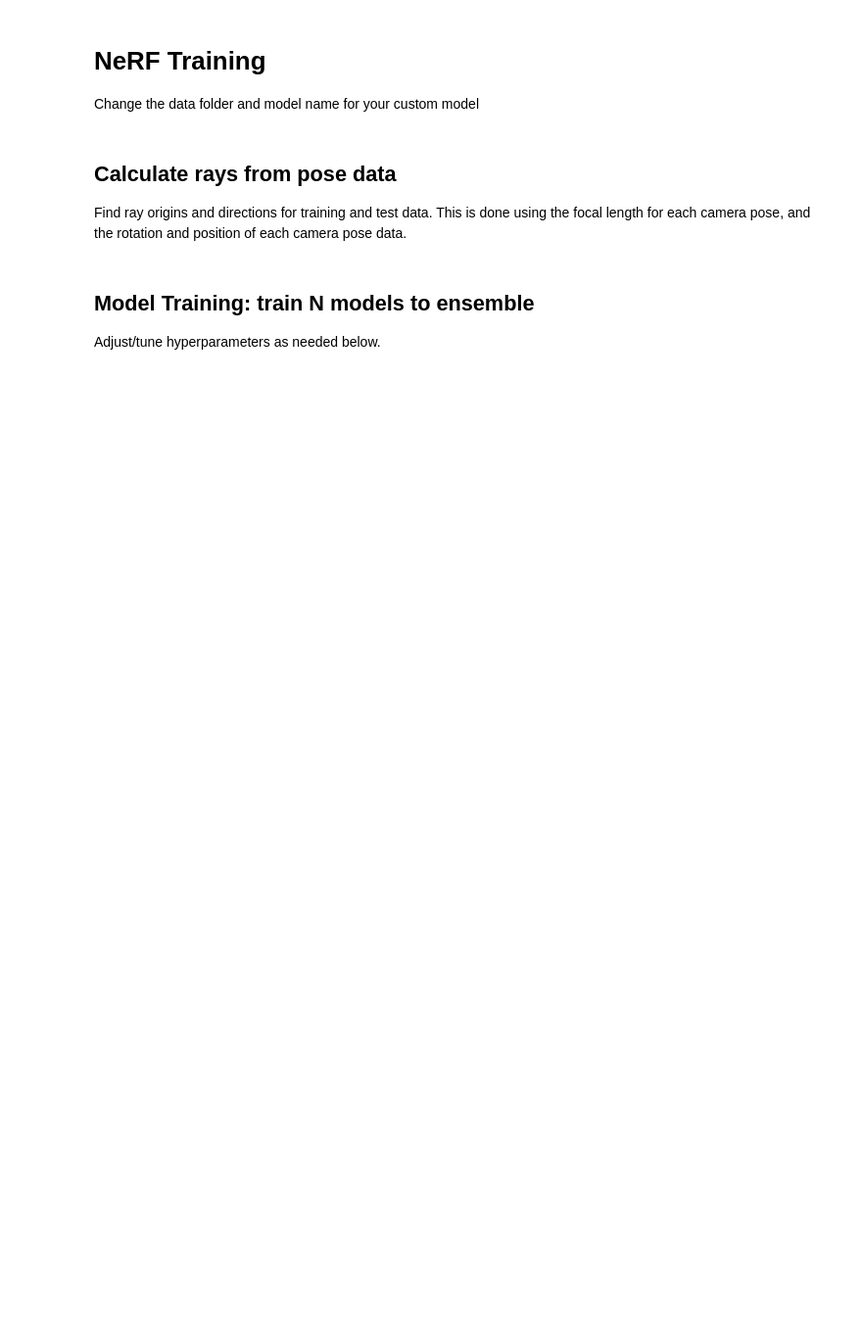
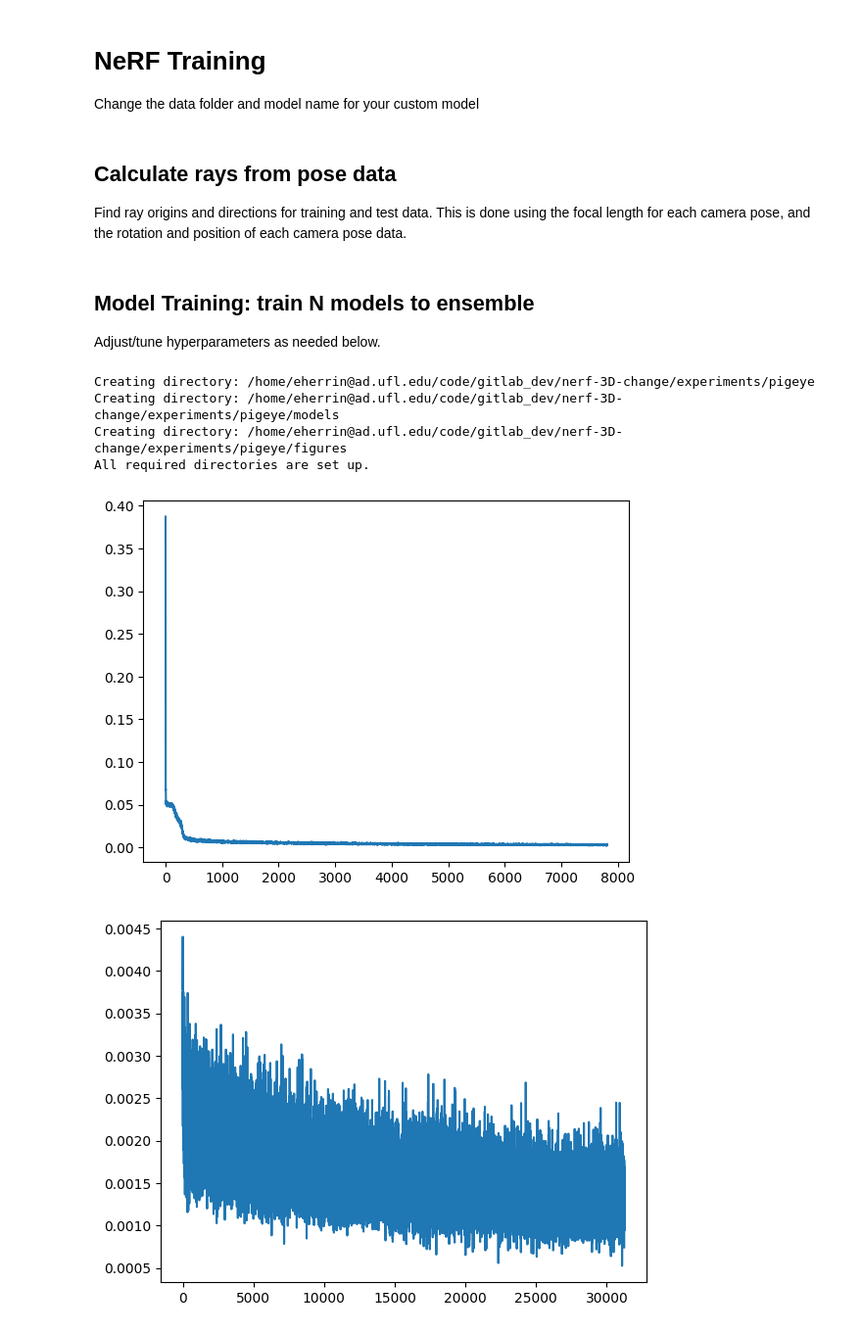
Before and after one commit to abubake/nerf-3D-anomaly-detection, a Jupyter notebook: train_nerf.ipynb, the cells around one changed output. Shown at 98% size. Cells and saved outputs as stored; diff of their text form; code cells hidden in the pictures; blank space fills up the shorter version.

```diff
--- a/train_nerf.ipynb
+++ b/train_nerf.ipynb
@@ -13,10 +13,10 @@ from ml_helpers import training
 batch_size = 1024 # how many rays to use per batch. More rays means more GPU needed
 height = 400 # image height
 width = 400 # image width
-imgs = 100 # ammount of images used for TRAINING in the dataset being used
-dataset_path = 'data/pig_missing_test'
-pth_file = 'pigmalian.pth' # choose a name for your output model file!
-experiment_name = "pigmalian"
+imgs = 200 # ammount of images used for TRAINING in the dataset being used
+dataset_path = 'data/test_missing'
+pth_file = 'pigmeye.pth' # choose a name for your output model file!
+experiment_name = "pigeye"
 # %% [markdown]
 ## Calculate rays from pose data
 Find ray origins and directions for training and test data. This is done using the focal length for each camera pose, and the rotation and position of each camera pose data.
@@ -40,27 +40,34 @@ Adjust/tune hyperparameters as needed below.
 # %%
 device = 'cuda'
 
-tn = 2.
-tf = 8.
+tn = 1.
+tf = 15.
 nb_epochs = 1
 lr = 1e-3
 gamma = .5
 nb_bins = 100
 
 # train N models
 N = 1
 setup_experiment_folders(experiment_name)
 
 for i in range(N):
 
     model = Nerf(hidden_dim=256).to(device)
     optimizer = torch.optim.Adam(model.parameters(), lr=lr)
     scheduler = torch.optim.lr_scheduler.MultiStepLR(optimizer, milestones=[5, 10], gamma=gamma)
 
     training_loss = training(model, optimizer, scheduler, tn, tf, nb_bins, 1, dataloader_warmup, model_name="experiments/"+experiment_name+"/models/M"+str(i)+'.pth', device=device)
     plt.plot(training_loss)
     plt.show()
     training_loss = training(model, optimizer, scheduler, tn, tf, nb_bins, nb_epochs, dataloader, model_name="experiments/"+experiment_name+"/models/M"+str(i)+'.pth', device=device)
     plt.plot(training_loss)
     plt.show()
+# %% [output]
+Creating directory: /home/eherrin@ad.ufl.edu/code/gitlab_dev/nerf-3D-change/experiments/pigeye
+Creating directory: /home/eherrin@ad.ufl.edu/code/gitlab_dev/nerf-3D-change/experiments/pigeye/models
+Creating directory: /home/eherrin@ad.ufl.edu/code/gitlab_dev/nerf-3D-change/experiments/pigeye/figures
+All required directories are set up.
+[figure, added]
+[figure, added]
 # %%
```
Also changed, not shown: parts of 1 cell of this notebook, 16 other files.
